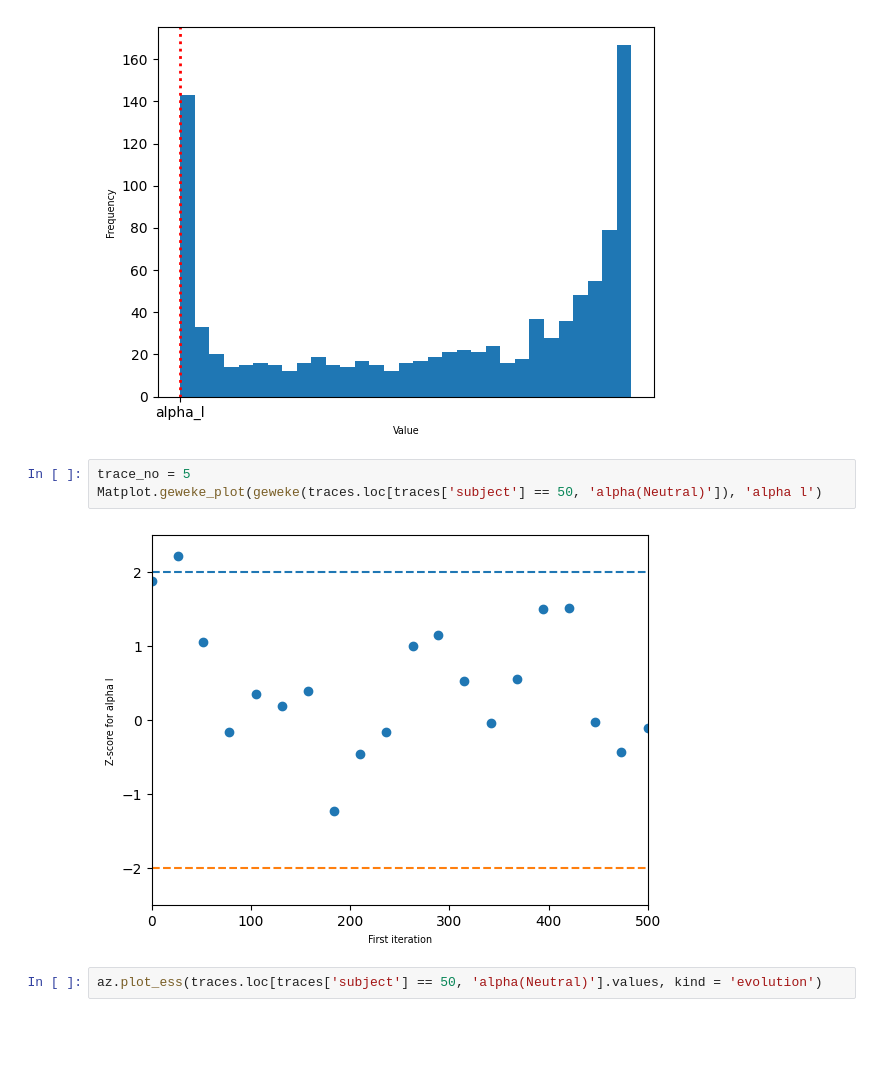
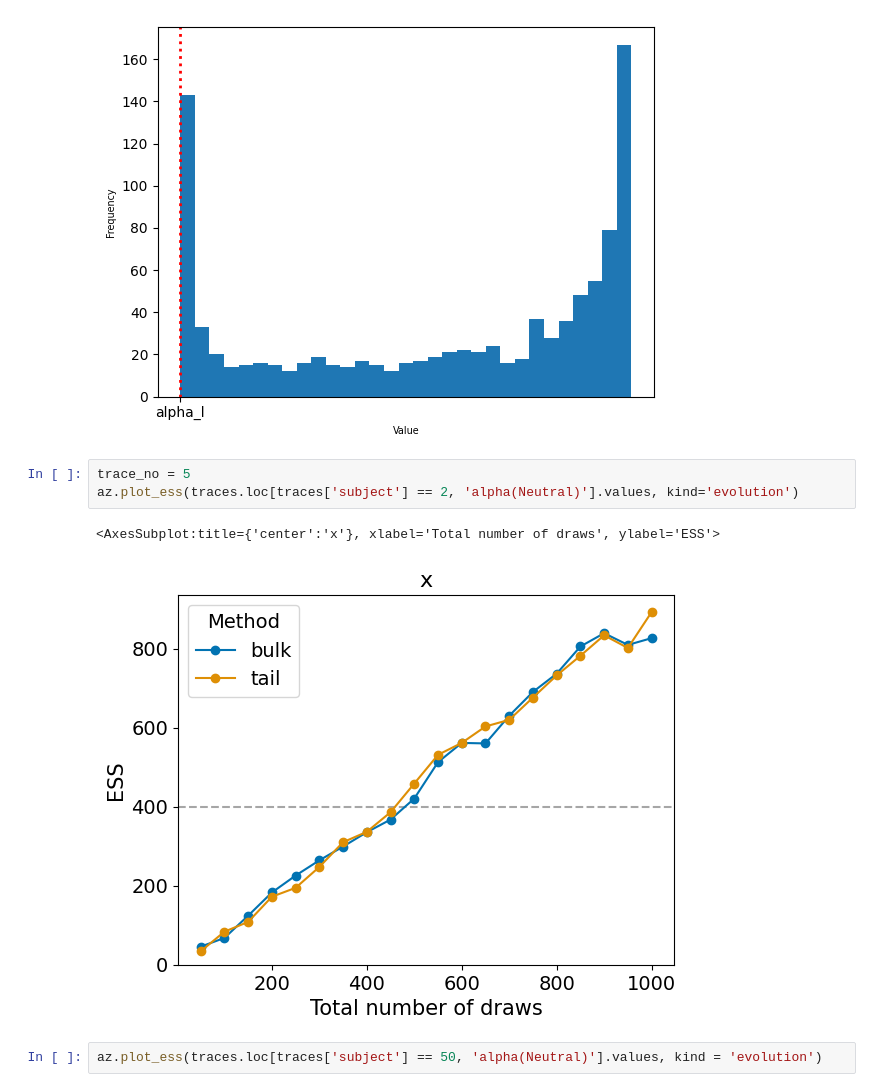
Before and after one commit to tejas-savalia/BPD, a Jupyter notebook: bpd_analyses.ipynb, the cells around one changed output. Drawn from its saved outputs; the diff is of its cells as text; blank space fills up the shorter version.

```diff
--- a/bpd_analyses.ipynb
+++ b/bpd_analyses.ipynb
@@ -566,9 +577,10 @@ Matplot.gof_plot(traces.loc[traces['subject'] == 50, 'alpha(Neutral)'].values, '
 [figure]
 # %%
 trace_no = 5
-Matplot.geweke_plot(geweke(traces.loc[traces['subject'] == 50, 'alpha(Neutral)']), 'alpha l')
+az.plot_ess(traces.loc[traces['subject'] == 2, 'alpha(Neutral)'].values, kind='evolution')
 # %% [output]
+<AxesSubplot:title={'center':'x'}, xlabel='Total number of draws', ylabel='ESS'>
-[figure, old version]
+[figure, new version]
 # %%
 az.plot_ess(traces.loc[traces['subject'] == 50, 'alpha(Neutral)'].values, kind = 'evolution')
 # %% [output]
```
Also changed, not shown: parts of 19 cells of this notebook.
